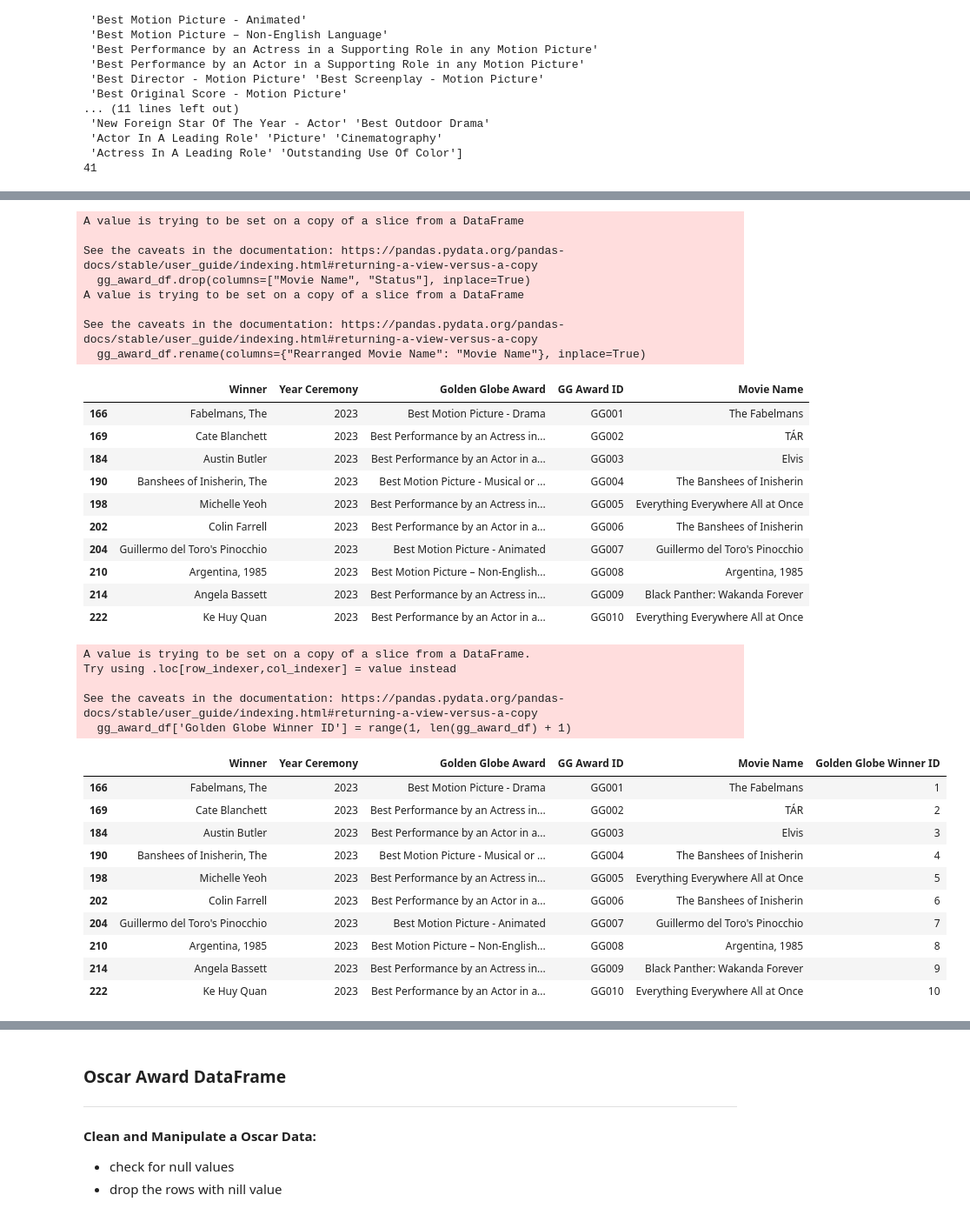
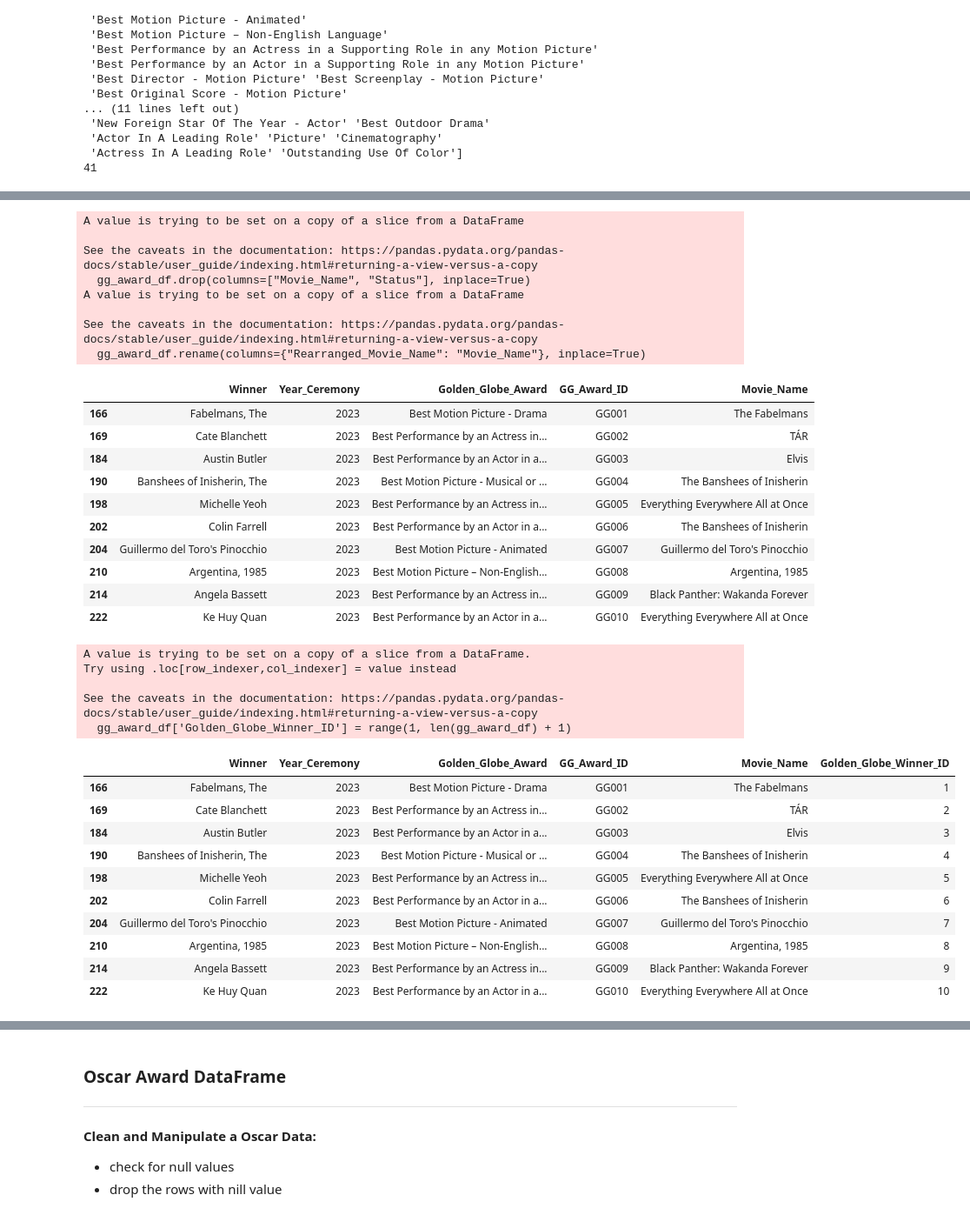
Before and after one commit to IrynaVitkovych/Project-3, a Jupyter notebook: Data Cleaning.ipynb, the cells around one changed output, grey strips where cells are left out. Shown: that part at 87% size. Drawn from its saved outputs; the diff is of its cells as text; code cells hidden in the pictures.

```diff
--- a/Data Cleaning.ipynb
+++ b/Data Cleaning.ipynb
@@ -270,7 +270,7 @@ gg_award_ids = [
 award_id_mapping = dict(zip(unique_awards, gg_award_ids))
 
 # Add a new column with award IDs to the DataFrame
-gg_award_df['GG Award ID'] = gg_award_df['Golden Globe Award'].map(award_id_mapping)
+gg_award_df['GG_Award_ID'] = gg_award_df['Golden_Globe_Award'].map(award_id_mapping)
 
 # Display the updated DataFrame
 gg_award_df.head(5)
@@ -288,7 +288,7 @@ See the caveats in the documentation: https://pandas.pydata.org/pandas-docs/stab
 | 198 | Michelle Yeoh | 2023 | Winner | Best Performance by an Actress in... | Everything Everywhere All at Once | GG005 |
 # %%
 # Copy values from 'Winners' column to 'Movie Name' column where 'Movie Name' is NaN
-gg_award_df.loc[gg_award_df['Movie Name'].isna(), 'Movie Name'] = gg_award_df.loc[gg_award_df['Movie Name'].isna(), 'Winner']
+gg_award_df.loc[gg_award_df['Movie_Name'].isna(), 'Movie_Name'] = gg_award_df.loc[gg_award_df['Movie_Name'].isna(), 'Winner']
 
 # Display the DataFrame with updated 'Movie Name' column
 gg_award_df.head(5)
@@ -312,7 +312,7 @@ def rearrange_movie_name(movie_name):
     return movie_name
 
 # Rearrange the 'Movie Name' column
-gg_award_df['Rearranged Movie Name'] = gg_award_df['Movie Name'].apply(rearrange_movie_name)
+gg_award_df['Rearranged_Movie_Name'] = gg_award_df['Movie_Name'].apply(rearrange_movie_name)
 
 # Display the DataFrame with rearranged 'Movie Name' column
 gg_award_df.head(5)
@@ -338,22 +338,22 @@ rows_with_null.head(10)
 | 8355 | NaN | 1956 | Winner | Special Achievement Award | NaN | GG015 | NaN |
 # %%
 # Drop the column "Movie Name"
-gg_award_df.drop(columns=["Movie Name", "Status"], inplace=True)
+gg_award_df.drop(columns=["Movie_Name", "Status"], inplace=True)
 
 # Rename the column "Rearranged Movie Name" to "Movie Name"
-gg_award_df.rename(columns={"Rearranged Movie Name": "Movie Name"}, inplace=True)
+gg_award_df.rename(columns={"Rearranged_Movie_Name": "Movie_Name"}, inplace=True)
 
 gg_award_df.head(10)
 # %% [output]
 A value is trying to be set on a copy of a slice from a DataFrame
 
 See the caveats in the documentation: https://pandas.pydata.org/pandas-docs/stable/user_guide/indexing.html#returning-a-view-versus-a-copy
-  gg_award_df.drop(columns=["Movie Name", "Status"], inplace=True)
+  gg_award_df.drop(columns=["Movie_Name", "Status"], inplace=True)
 A value is trying to be set on a copy of a slice from a DataFrame
 
 See the caveats in the documentation: https://pandas.pydata.org/pandas-docs/stable/user_guide/indexing.html#returning-a-view-versus-a-copy
-  gg_award_df.rename(columns={"Rearranged Movie Name": "Movie Name"}, inplace=True)
+  gg_award_df.rename(columns={"Rearranged_Movie_Name": "Movie_Name"}, inplace=True)
-|  | Winner | Year Ceremony | Golden Globe Award | GG Award ID | Movie Name |
+|  | Winner | Year_Ceremony | Golden_Globe_Award | GG_Award_ID | Movie_Name |
 | 166 | Fabelmans, The | 2023 | Best Motion Picture - Drama | GG001 | The Fabelmans |
 | 169 | Cate Blanchett | 2023 | Best Performance by an Actress in... | GG002 | TÁR |
 | 184 | Austin Butler | 2023 | Best Performance by an Actor in a... | GG003 | Elvis |
@@ -366,15 +366,15 @@ See the caveats in the documentation: https://pandas.pydata.org/pandas-docs/stab
 | 222 | Ke Huy Quan | 2023 | Best Performance by an Actor in a... | GG010 | Everything Everywhere All at Once |
 # %%
 # Add an ID for Golden Globe Winner
-gg_award_df['Golden Globe Winner ID'] = range(1, len(gg_award_df) + 1)
+gg_award_df['Golden_Globe_Winner_ID'] = range(1, len(gg_award_df) + 1)
 gg_award_df.head(10)
 # %% [output]
 A value is trying to be set on a copy of a slice from a DataFrame.
 Try using .loc[row_indexer,col_indexer] = value instead
 
 See the caveats in the documentation: https://pandas.pydata.org/pandas-docs/stable/user_guide/indexing.html#returning-a-view-versus-a-copy
-  gg_award_df['Golden Globe Winner ID'] = range(1, len(gg_award_df) + 1)
+  gg_award_df['Golden_Globe_Winner_ID'] = range(1, len(gg_award_df) + 1)
-|  | Winner | Year Ceremony | Golden Globe Award | GG Award ID | Movie Name | Golden Globe Winner ID |
+|  | Winner | Year_Ceremony | Golden_Globe_Award | GG_Award_ID | Movie_Name | Golden_Globe_Winner_ID |
 | 166 | Fabelmans, The | 2023 | Best Motion Picture - Drama | GG001 | The Fabelmans | 1 |
 | 169 | Cate Blanchett | 2023 | Best Performance by an Actress in... | GG002 | TÁR | 2 |
 | 184 | Austin Butler | 2023 | Best Performance by an Actor in a... | GG003 | Elvis | 3 |
```
Also changed, not shown: parts of 24 cells of this notebook, 3 other files.
